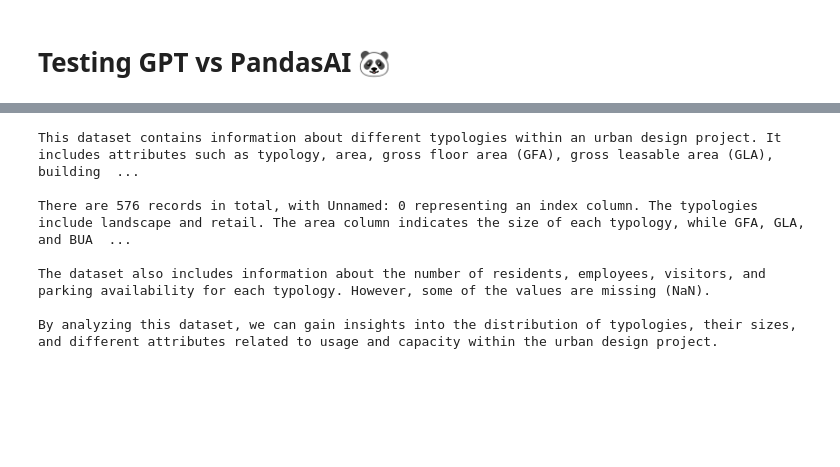
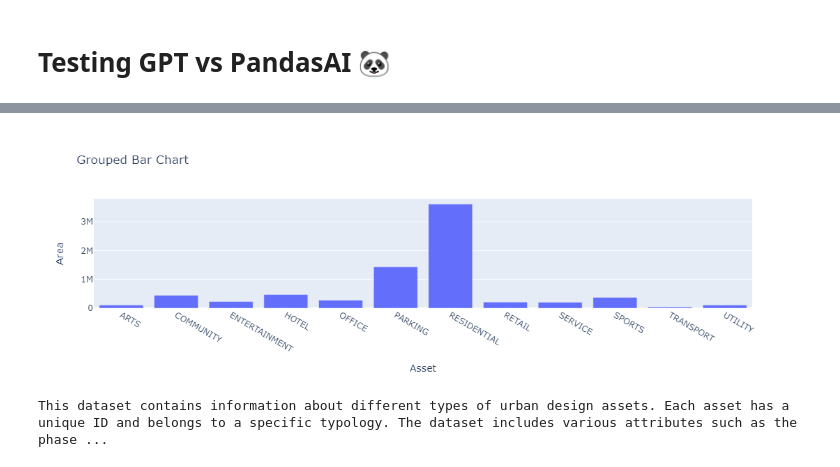
Before and after one commit to hramzan01/project_zero, a Jupyter notebook: nb_openai.ipynb, the cells around one changed output, grey strips where cells are left out. Saved outputs shown, nothing was run; the diff lists cells and outputs as text; code cells hidden in the pictures; blank space fills up the shorter version.

```diff
--- a/nb_openai.ipynb
+++ b/nb_openai.ipynb
@@ -24,0 +19,4 @@ df
+# %%
+fig = px.bar(grouped_df, y='AREA', labels={'ASSET': 'Asset', 'AREA': 'Area'}, title='Grouped Bar Chart')
+fig
+# %% [output]
@@ -25,21 +24,15 @@ df
+[figure, added]
 # %%
 query = f'tell me something about {df}'
 # %%
 completion = openai.ChatCompletion.create(
-  model="gpt-3.5-turbo",
-  messages=[
-    {"role": "system", "content": "You are a data scientist working in the urban design industry, skilled at explaining insights to the design team."},
+model="gpt-3.5-turbo",
+messages=[
+    {"role": "system", "content": "You are a data scientist working in the urban design industry, skilled at explaining insights to the architectural team."},
     {"role": "user", "content": query}
-  ]
-)
+])
 
 result = completion.choices[0].message
 print(result['content'])
 # %% [output]
-This dataset contains information about different typologies within an urban design project. It includes attributes such as typology, area, gross floor area (GFA), gross leasable area (GLA), building  ...
-
-There are 576 records in total, with Unnamed: 0 representing an index column. The typologies include landscape and retail. The area column indicates the size of each typology, while GFA, GLA, and BUA  ...
-
-The dataset also includes information about the number of residents, employees, visitors, and parking availability for each typology. However, some of the values are missing (NaN).
-
-By analyzing this dataset, we can gain insights into the distribution of typologies, their sizes, and different attributes related to usage and capacity within the urban design project.
+This dataset contains information about different types of urban design assets. Each asset has a unique ID and belongs to a specific typology. The dataset includes various attributes such as the phase ...
```
Also changed, not shown: parts of 3 cells of this notebook, 7 other files.
